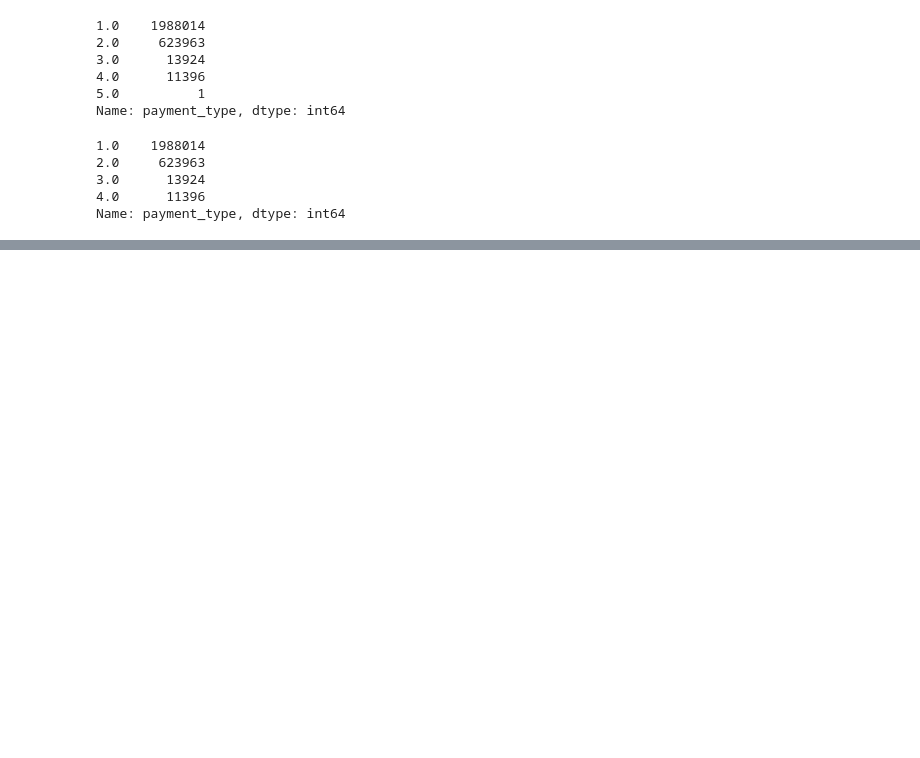
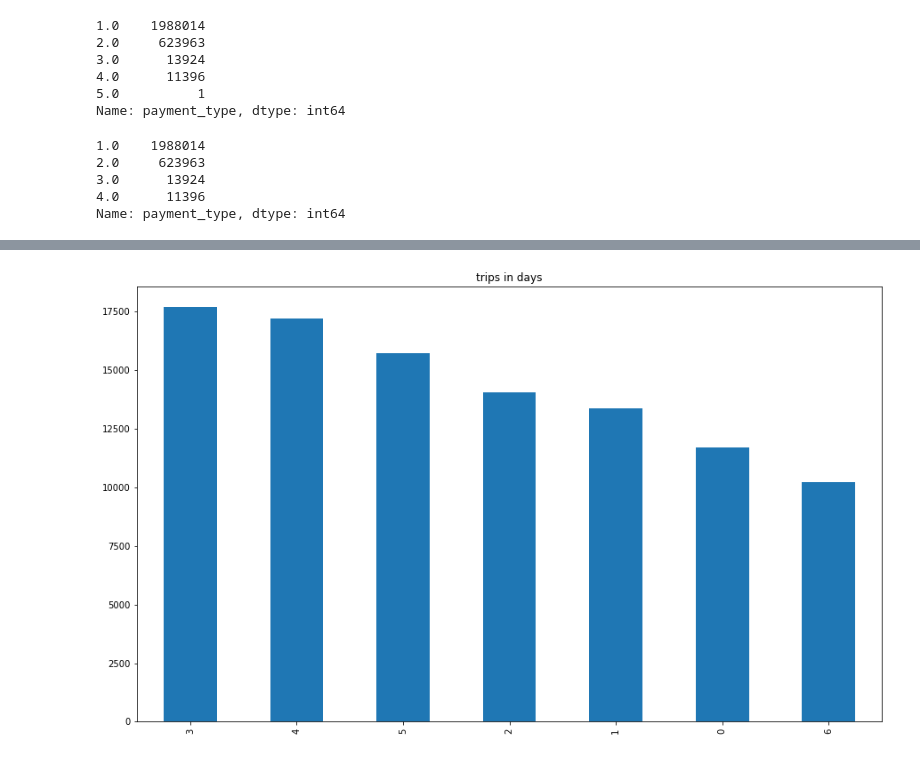
Before and after one commit to mukhtar2019/taxi_trip_regression, a Jupyter notebook: MVP_notebook.ipynb, the cells around one changed output, grey strips where cells are left out. Saved outputs shown, nothing was run; the diff lists cells and outputs as text; code cells hidden in the pictures; blank space fills up the shorter version.

```diff
--- a/MVP_notebook.ipynb
+++ b/MVP_notebook.ipynb
@@ -138,0 +248,4 @@ df_train_sample
+# %%
+df_train_sample['pickup_day_no'].value_counts().plot(kind='bar', title= 'trips in days' , figsize=(15,9) );
+# %% [output]
+[figure, added]
```
Also changed, not shown: parts of 19 cells of this notebook.
